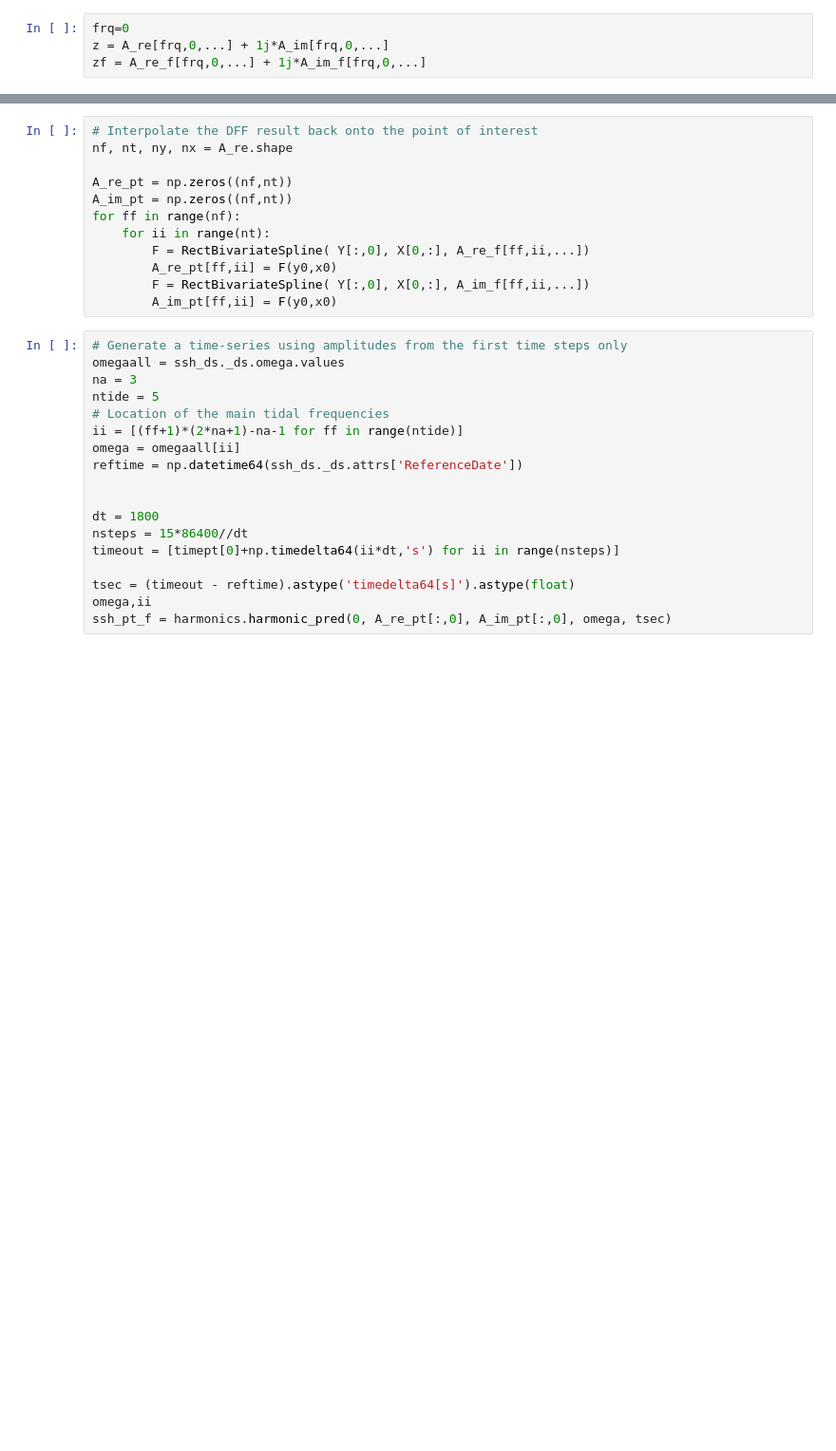
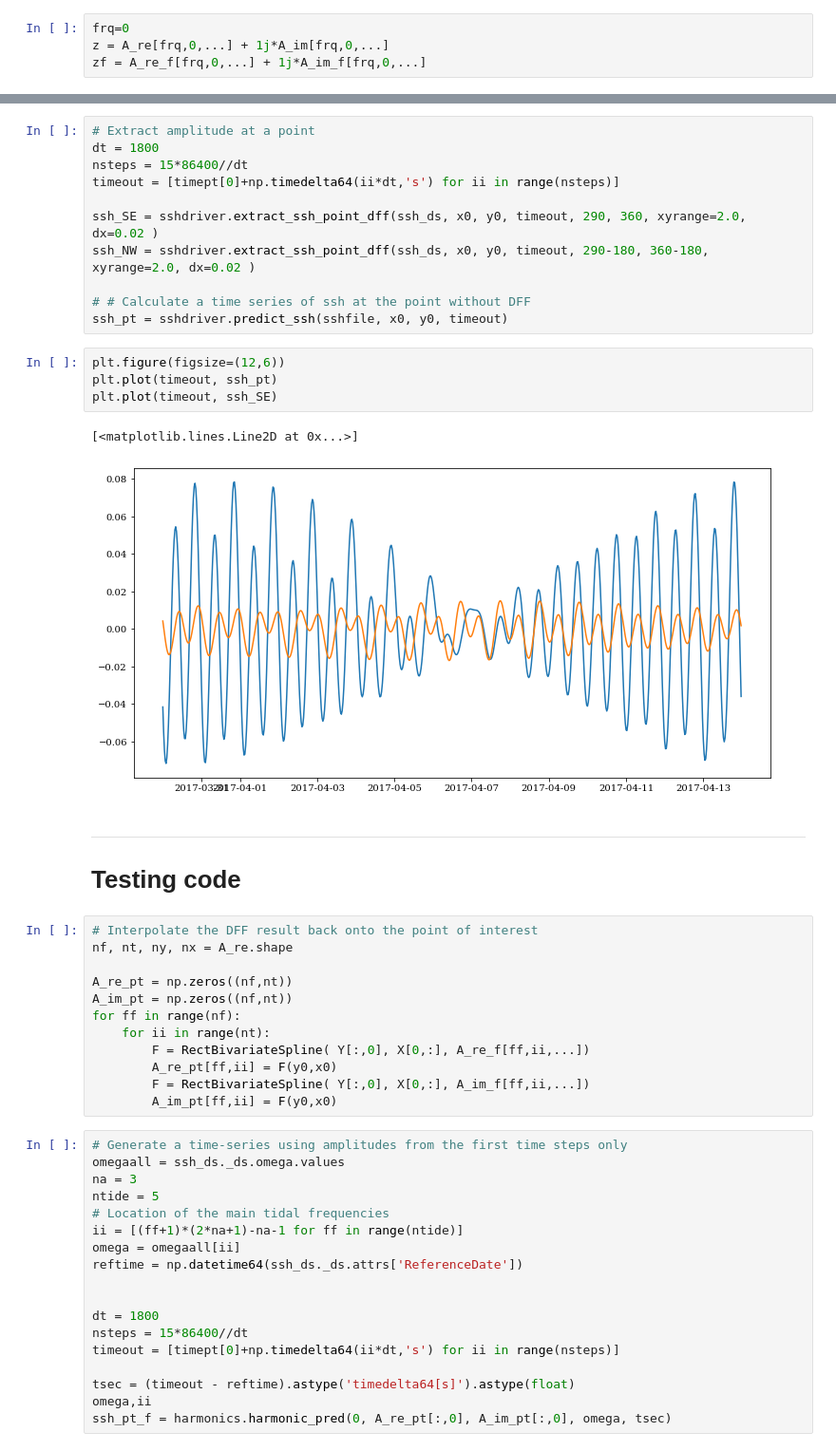
Before and after one commit to mrayson/iwatlas, a Jupyter notebook: sandpit/create_kdv_inputs.ipynb, the cells around one changed output, grey strips where cells are left out. Shown at 95% size. Cells and saved outputs as stored; diff of their text form; blank space fills up the shorter version.

```diff
--- a/sandpit/create_kdv_inputs.ipynb
+++ b/sandpit/create_kdv_inputs.ipynb
@@ -183,3 +229,24 @@ plt.ylim(ylims)
+# %%
+# Extract amplitude at a point
+dt = 1800
+nsteps = 15*86400//dt
+timeout = [timept[0]+np.timedelta64(ii*dt,'s') for ii in range(nsteps)]
+
+ssh_SE = sshdriver.extract_ssh_point_dff(ssh_ds, x0, y0, timeout, 290, 360, xyrange=2.0, dx=0.02 )
+ssh_NW = sshdriver.extract_ssh_point_dff(ssh_ds, x0, y0, timeout, 290-180, 360-180, xyrange=2.0, dx=0.02 )
+
+# # Calculate a time series of ssh at the point without DFF
+ssh_pt = sshdriver.predict_ssh(sshfile, x0, y0, timeout)
+# %%
+plt.figure(figsize=(12,6))
+plt.plot(timeout, ssh_pt)
+plt.plot(timeout, ssh_SE)
+# %% [output]
+[<matplotlib.lines.Line2D at 0x...>]
+[figure, added]
+# %% [markdown]
+---
+# Testing code
 # %%
 # Interpolate the DFF result back onto the point of interest
 nf, nt, ny, nx = A_re.shape
```
Also changed, not shown: parts of 14 cells of this notebook, 3 other files.
